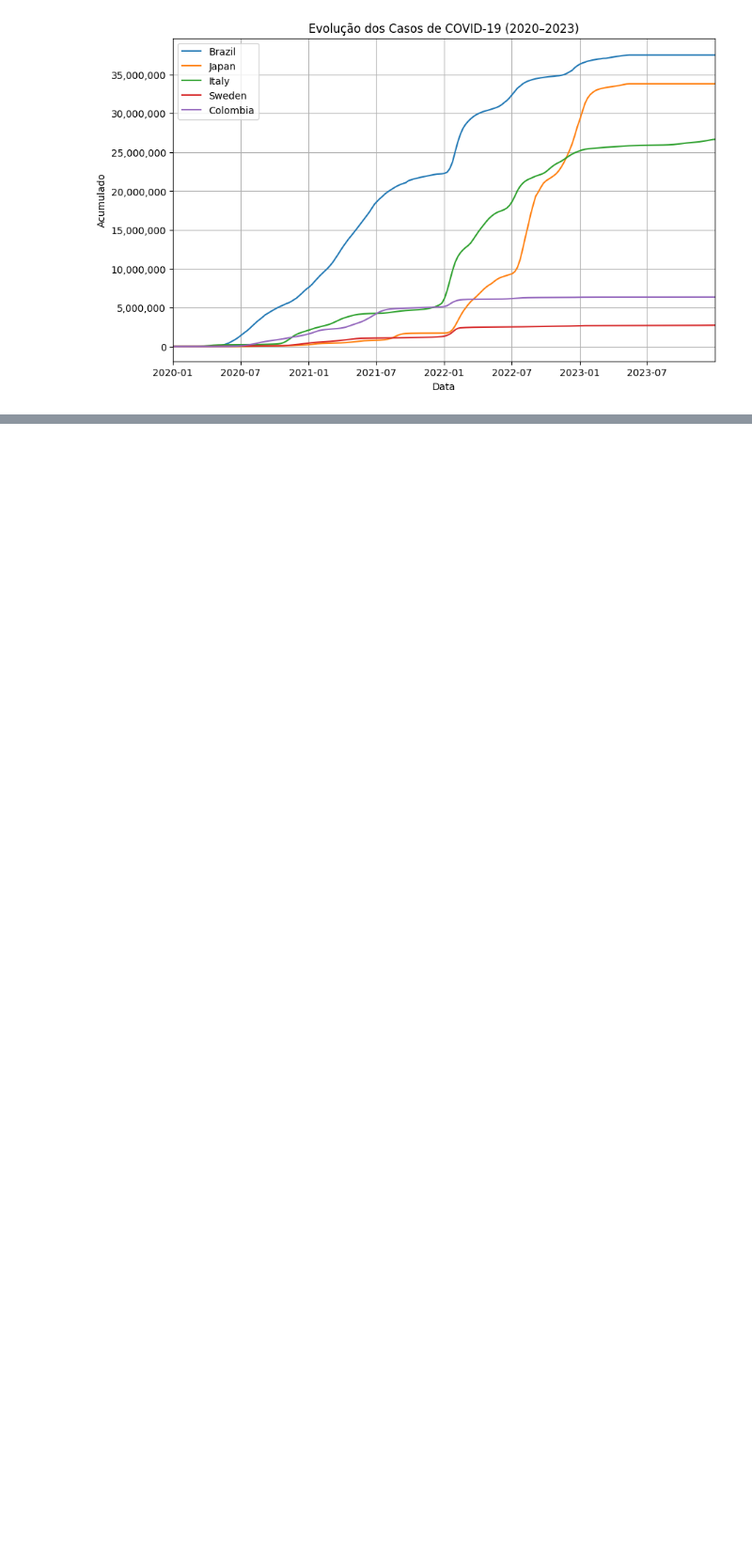
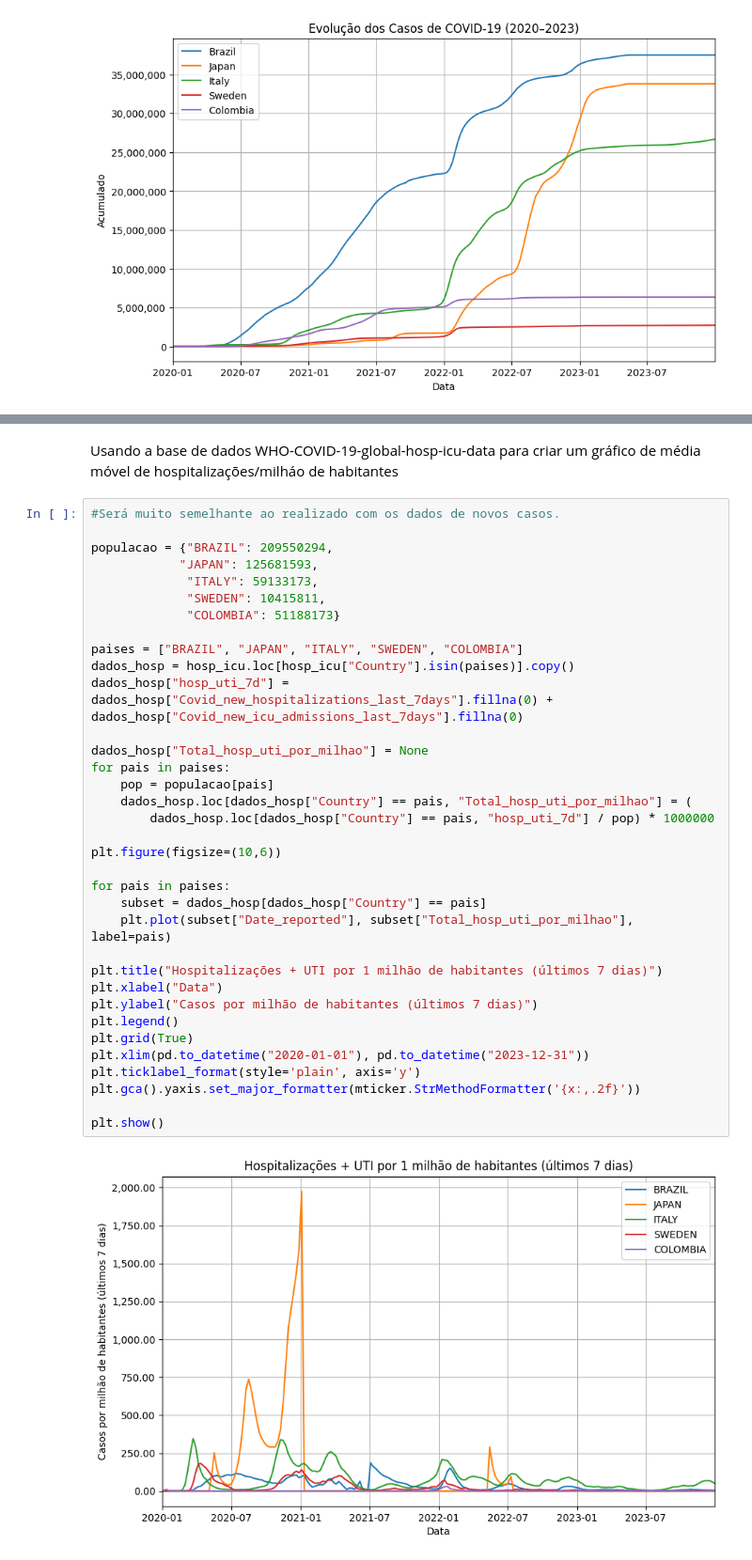
Before and after one commit to rktaira/Mackenzie, a Jupyter notebook: ProjetoAplicado.ipynb, the cells around one changed output, grey strips where cells are left out. Shown at 94% size. Drawn from its saved outputs; the diff is of its cells as text; blank space fills up the shorter version.

```diff
--- a/ProjetoAplicado.ipynb
+++ b/ProjetoAplicado.ipynb
@@ -330,0 +405,39 @@ plt.show()
+# %% [markdown]
+Usando a base de dados WHO-COVID-19-global-hosp-icu-data para criar um gráfico de média móvel de hospitalizações/milháo de habitantes
+# %%
+#Será muito semelhante ao realizado com os dados de novos casos.
+
+populacao = {"BRAZIL": 209550294,
+            "JAPAN": 125681593,
+             "ITALY": 59133173,
+             "SWEDEN": 10415811,
+             "COLOMBIA": 51188173}
+
+paises = ["BRAZIL", "JAPAN", "ITALY", "SWEDEN", "COLOMBIA"]
+dados_hosp = hosp_icu.loc[hosp_icu["Country"].isin(paises)].copy()
+dados_hosp["hosp_uti_7d"] = dados_hosp["Covid_new_hospitalizations_last_7days"].fillna(0) + dados_hosp["Covid_new_icu_admissions_last_7days"].fillna(0)
+
+dados_hosp["Total_hosp_uti_por_milhao"] = None
+for pais in paises:
+    pop = populacao[pais]
+    dados_hosp.loc[dados_hosp["Country"] == pais, "Total_hosp_uti_por_milhao"] = (
+        dados_hosp.loc[dados_hosp["Country"] == pais, "hosp_uti_7d"] / pop) * 1000000
+
+plt.figure(figsize=(10,6))
+
+for pais in paises:
+    subset = dados_hosp[dados_hosp["Country"] == pais]
+    plt.plot(subset["Date_reported"], subset["Total_hosp_uti_por_milhao"], label=pais)
+
+plt.title("Hospitalizações + UTI por 1 milhão de habitantes (últimos 7 dias)")
+plt.xlabel("Data")
+plt.ylabel("Casos por milhão de habitantes (últimos 7 dias)")
+plt.legend()
+plt.grid(True)
+plt.xlim(pd.to_datetime("2020-01-01"), pd.to_datetime("2023-12-31"))
+plt.ticklabel_format(style='plain', axis='y')
+plt.gca().yaxis.set_major_formatter(mticker.StrMethodFormatter('{x:,.2f}'))
+
+plt.show()
+# %% [output]
+[figure, added]
```
Also changed, not shown: parts of 24 cells of this notebook.
